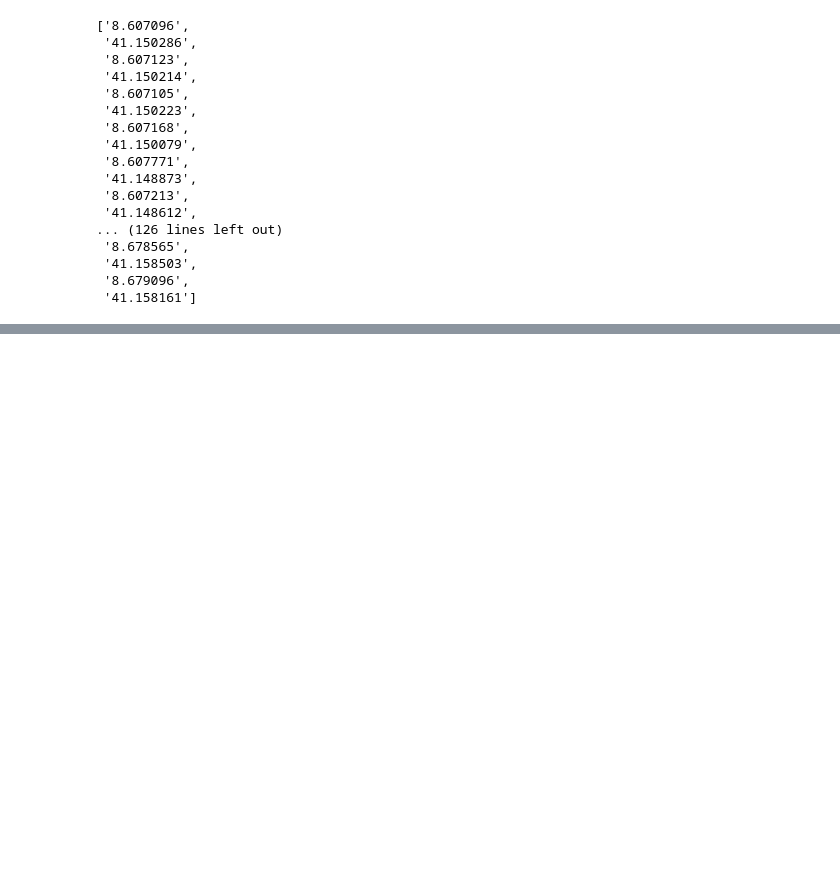
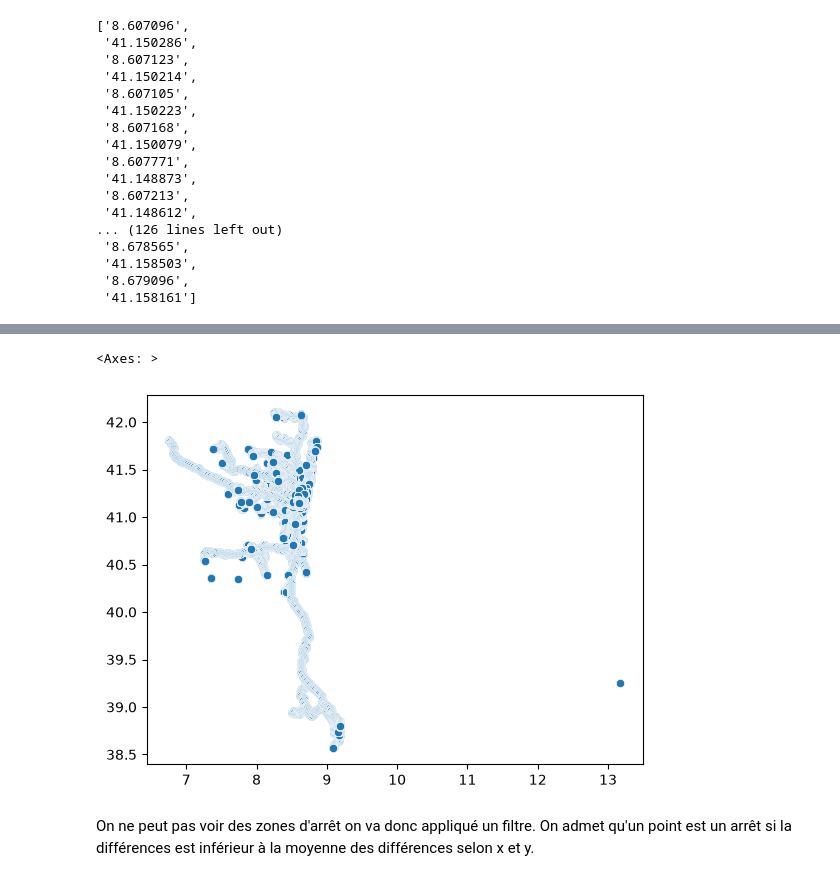
Before and after one commit to fmazur57u/Projet-DBScan, a Jupyter notebook: DBscan.ipynb, the cells around one changed output, grey strips where cells are left out. Cells and saved outputs as stored; diff of their text form; code cells hidden in the pictures; blank space fills up the shorter version.

```diff
--- a/DBscan.ipynb
+++ b/DBscan.ipynb
@@ -102,0 +122,18 @@ sns.scatterplot(x=x, y=y)
+# %%
+x = []
+y = []
+for i in range(len(df)):
+    line = df["POLYLINE"][i]
+    x.extend(
+        [
+            float(re.findall(r"\d+[.,]\d+", line)[ii])
+            for ii in range(0, len(re.findall(r"\d+[.,]\d+", line)), 2)
+        ]
+    )
+    y.extend(
+        [
+            float(re.findall(r"\d+[.,]\d+", line)[iii])
+            for iii in range(1, len(re.findall(r"\d+[.,]\d+", line)), 2)
+        ]
+    )
+x
@@ -102,0 +178,7 @@ sns.scatterplot(x=x, y=y)
+# %%
+sns.scatterplot(x=x, y=y)
+# %% [output]
+<Axes: >
+[figure, added]
+# %% [markdown]
+On ne peut pas voir des zones d'arrêt on va donc appliqué un filtre. On admet qu'un point est un arrêt si la différences est inférieur à la moyenne des différences selon x et y.
```
Also changed, not shown: parts of 11 cells of this notebook.
